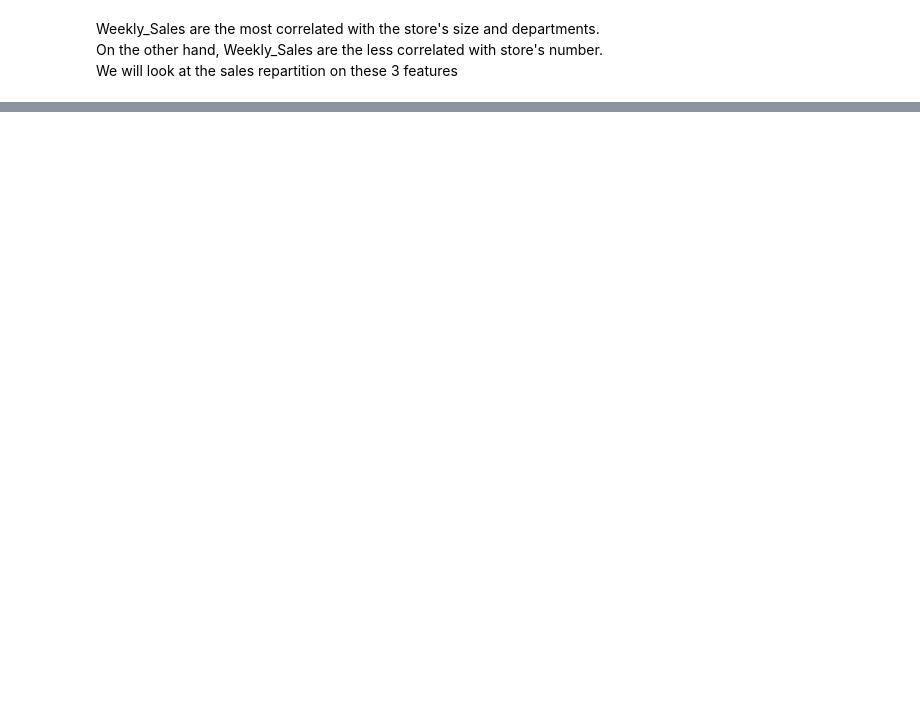
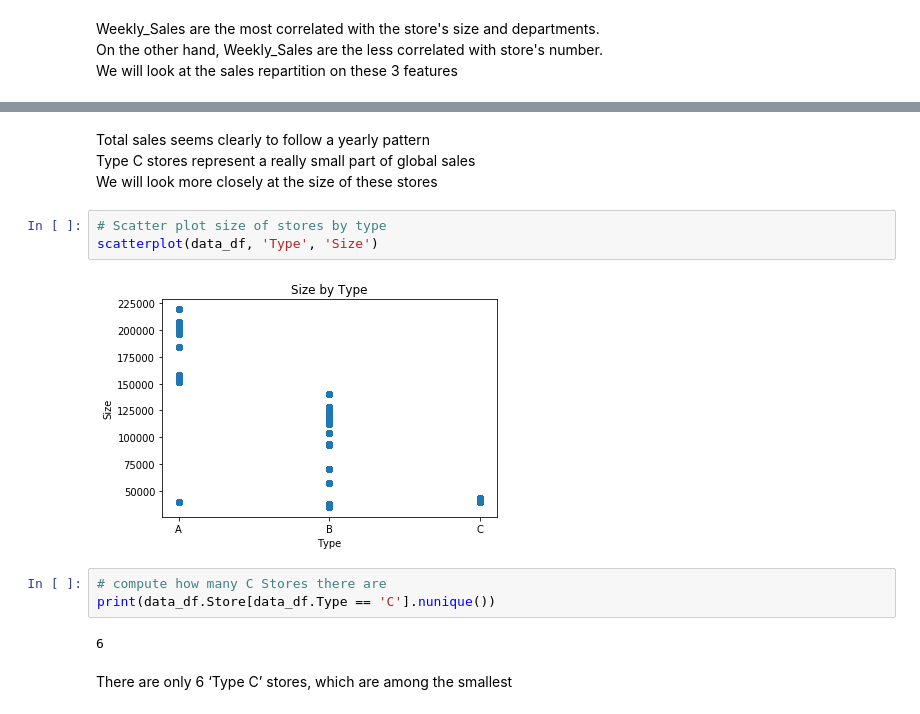
Before and after one commit to Corentin-M/Sales_forecasting, a Jupyter notebook: Data_Exploration.ipynb, the cells around one changed output, grey strips where cells are left out. Drawn from its saved outputs; the diff is of its cells as text; blank space fills up the shorter version.

```diff
--- a/Data_Exploration.ipynb
+++ b/Data_Exploration.ipynb
@@ -159,0 +187,16 @@ plt.show()
+# %% [markdown]
+Total sales seems clearly to follow a yearly pattern
+Type C stores represent a really small part of global sales
+We will look more closely at the size of these stores
+# %%
+# Scatter plot size of stores by type
+scatterplot(data_df, 'Type', 'Size')
+# %% [output]
+[figure, added]
+# %%
+# compute how many C Stores there are
+print(data_df.Store[data_df.Type == 'C'].nunique())
+# %% [output]
+6
+# %% [markdown]
+There are only 6 ‘Type C’ stores, which are among the smallest
```
Also changed, not shown: parts of 22 cells of this notebook.
